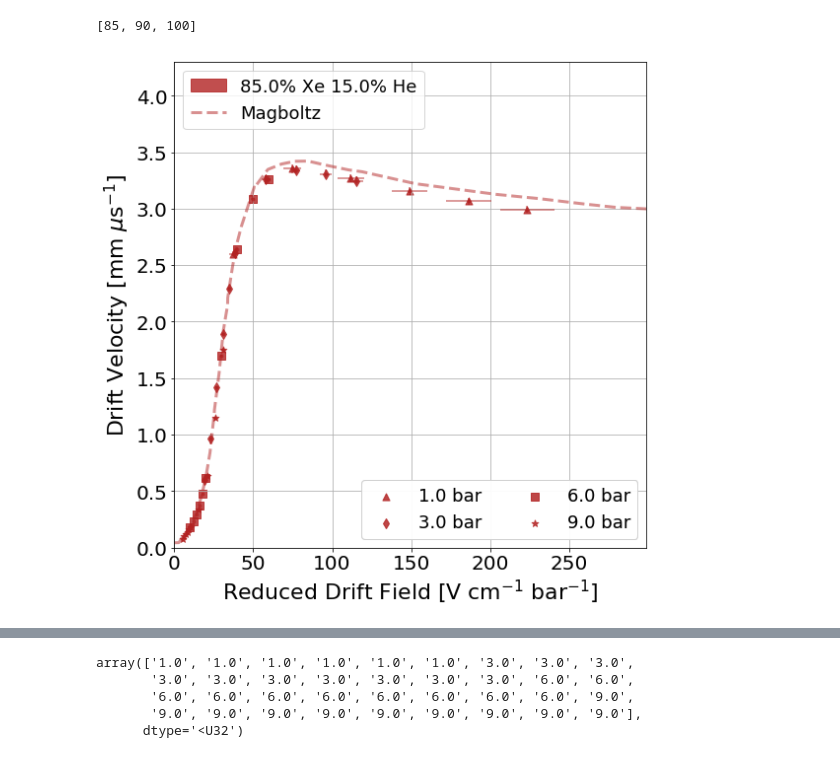
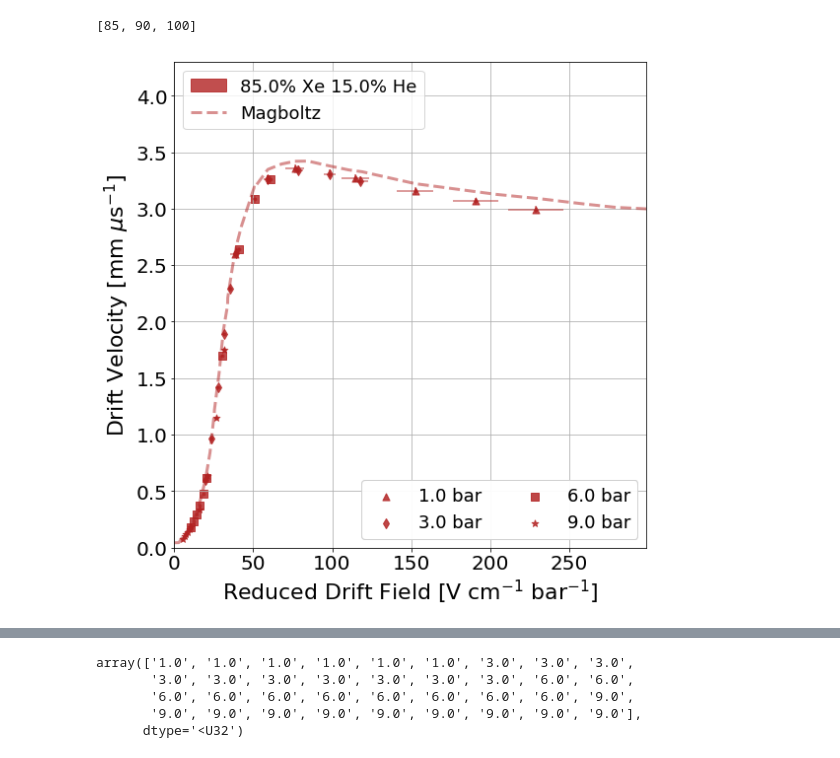
Before and after one commit to AustinMcDonald/Python, a Jupyter notebook: Electron-XeHe/XeHe-V100-analysis-V3-v2.ipynb, the cells around one changed output, grey strips where cells are left out. Cells and saved outputs as stored; diff of their text form; code cells hidden in the pictures.

```diff
--- a/Electron-XeHe/XeHe-V100-analysis-V3-v2.ipynb
+++ b/Electron-XeHe/XeHe-V100-analysis-V3-v2.ipynb
@@ -36,7 +36,7 @@ array([ 85.,  90., 100.])
 # %%
 COL =['b','g','m','y','c','k','lime','orange','steelblue','pink','blue']
 # %%
-MB_Data = np.loadtxt("/Users/austinmcdonald/Desktop/Full-XeHe-No4.txt")
+MB_Data = np.loadtxt("Full-XeHe-No4.txt")
 Fractions = np.unique(MB_Data[:,0])[1:]
 Fractions = [85,90,100]
 mm = dict()
@@ -235,13 +235,13 @@ for x in [0]:
     mark = DATA[:,-1]
     d = 141.28
     P = vals[:,2]
-    E = vals[:,1]
+    E = vals[:,1]#*.9767
     dt = vals[:,3]*1e6
-    V = d/(dt)
+    #V = d/(dt)
     cc = CORRECTION(dt,P,E)
     V = d/(cc)
     V = V
-    R = E*.9767/P
+    R = E/P
     Verr = V * np.sqrt((0.5/dt)**2+(0.1/(d))**2)
     lab = str(Pc)+'% Xe '+str(100-Pc)+'% He'
     color = COL[x]
@@ -268,31 +268,31 @@ plt.gca().add_artist(legend1)
 
 handles, labels = plt.gca().get_legend_handles_labels()
 by_label = OrderedDict(zip(labels[1:], handles[1:]))
 legend2=plt.legend(by_label.values(), by_label.keys(),loc='lower right',ncol=2,fontsize=18)
 
 plt.gca().add_artist(legend2)
 
 #plt.scatter(XXX,YYY,color='lime')
 #plt.plot(XX,YY,color='r')
 
 plt.xlim(0,299)#
 #plt.xlim(0,50)
 
 plt.ylim(0,1.45)#
 #plt.ylim(0,3.6)
 plt.ylim(0,4.3)#
 #
 #plt.legend(loc='upper right',fontsize=14,ncol=3)
 plt.xticks(fontsize=20)
 plt.yticks(fontsize=20)
 plt.grid()
 plt.xlabel(r'Reduced Drift Field [V cm$^{-1}$ bar$^{-1}$]',fontsize=22)
 plt.ylabel(r'Drift Velocity [mm $\mu$s$^{-1}$]',fontsize=22)
 plt.tight_layout()
 #plt.savefig("/Users/austinmcdonald/Desktop/GAS_MIX_PLOTS/085XE15HE-VEL"+".pdf")
 #plt.savefig("/Users/austinmcdonald/Desktop/GAS_MIX_PLOTS/090XE10HE-VEL"+".pdf")
 #plt.savefig("/Users/austinmcdonald/Desktop/GAS_MIX_PLOTS/100XE00HE-VEL"+".pdf")
 
 plt.show()
 # %% [output]
-[figure, old version]
+[figure, new version]
```
Also changed, not shown: parts of 1 cell of this notebook, 3 other files.
